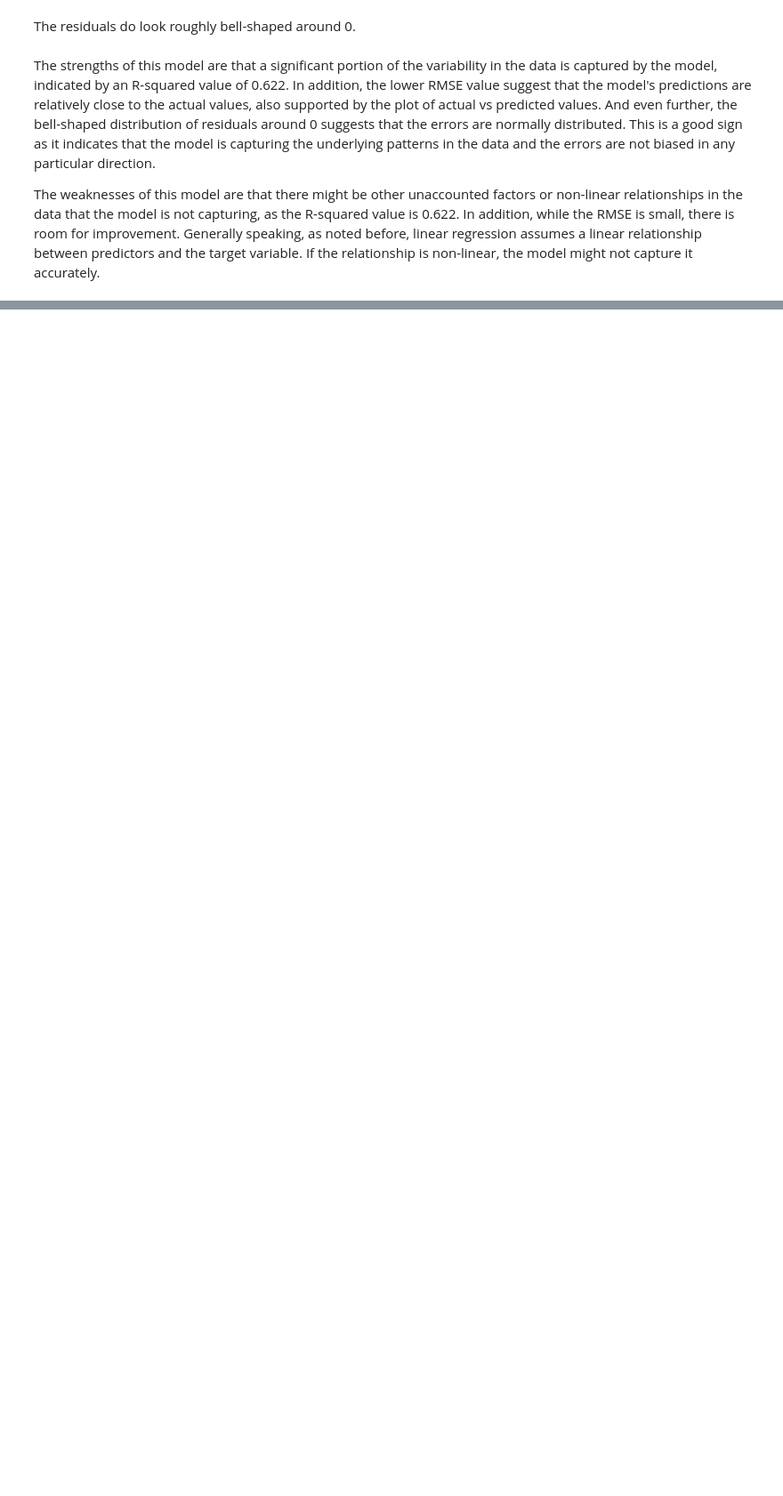
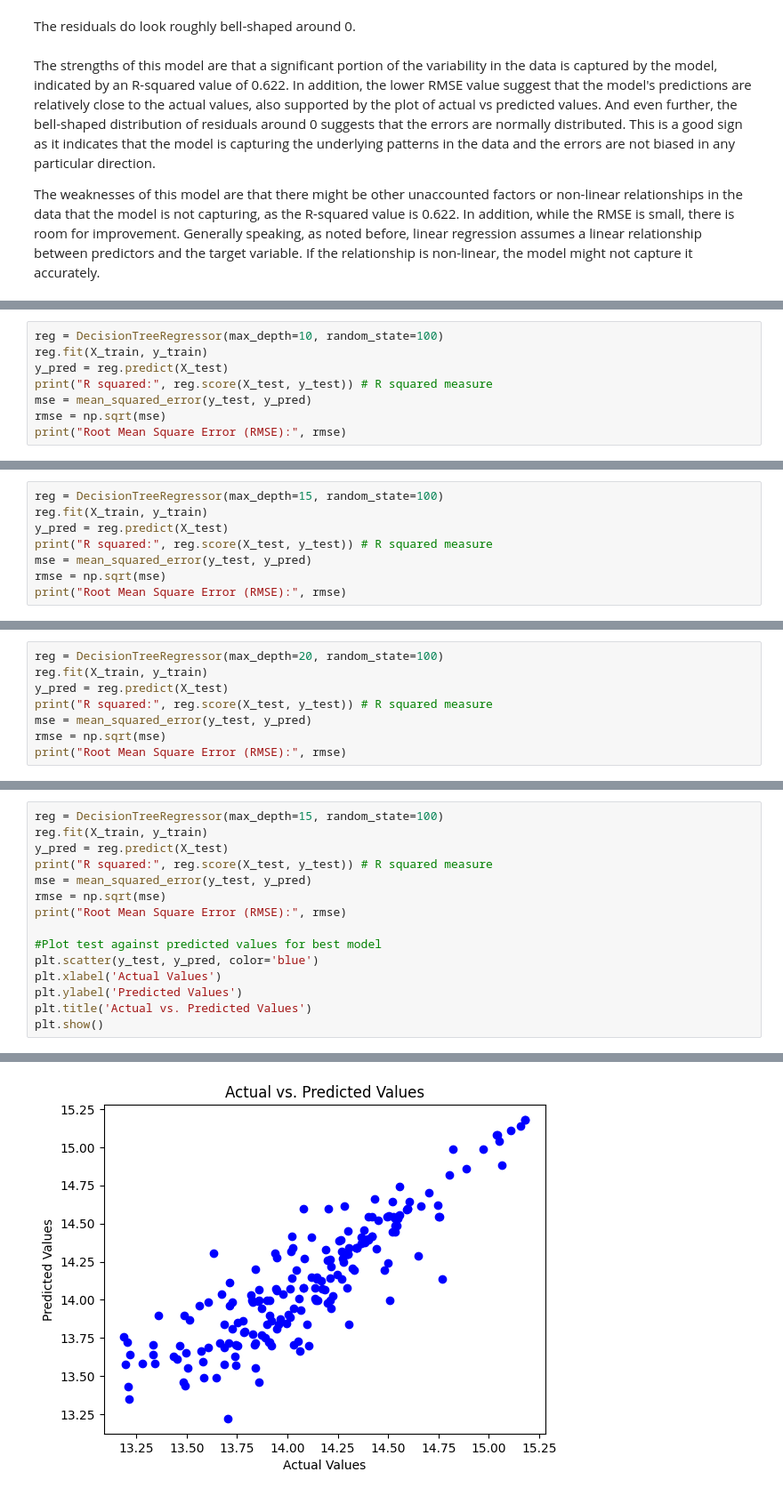
Before and after one commit to Sabrina-Hendricks/assignment4, a Jupyter notebook: assignment4.ipynb, the cells around one changed output, grey strips where cells are left out. Shown at 89% size. Cells and saved outputs as stored; diff of their text form; blank space fills up the shorter version.

```diff
--- a/assignment4.ipynb
+++ b/assignment4.ipynb
@@ -425,0 +462,8 @@ The weaknesses of this model are that there might be other unaccounted factors o
+# %%
+reg = DecisionTreeRegressor(max_depth=10, random_state=100)
+reg.fit(X_train, y_train)
+y_pred = reg.predict(X_test)
+print("R squared:", reg.score(X_test, y_test)) # R squared measure
+mse = mean_squared_error(y_test, y_pred)
+rmse = np.sqrt(mse)
+print("Root Mean Square Error (RMSE):", rmse)
@@ -425,0 +473,8 @@ The weaknesses of this model are that there might be other unaccounted factors o
+# %%
+reg = DecisionTreeRegressor(max_depth=15, random_state=100)
+reg.fit(X_train, y_train)
+y_pred = reg.predict(X_test)
+print("R squared:", reg.score(X_test, y_test)) # R squared measure
+mse = mean_squared_error(y_test, y_pred)
+rmse = np.sqrt(mse)
+print("Root Mean Square Error (RMSE):", rmse)
@@ -425,0 +484,8 @@ The weaknesses of this model are that there might be other unaccounted factors o
+# %%
+reg = DecisionTreeRegressor(max_depth=20, random_state=100)
+reg.fit(X_train, y_train)
+y_pred = reg.predict(X_test)
+print("R squared:", reg.score(X_test, y_test)) # R squared measure
+mse = mean_squared_error(y_test, y_pred)
+rmse = np.sqrt(mse)
+print("Root Mean Square Error (RMSE):", rmse)
@@ -425,0 +499,16 @@ The weaknesses of this model are that there might be other unaccounted factors o
+# %%
+reg = DecisionTreeRegressor(max_depth=15, random_state=100)
+reg.fit(X_train, y_train)
+y_pred = reg.predict(X_test)
+print("R squared:", reg.score(X_test, y_test)) # R squared measure
+mse = mean_squared_error(y_test, y_pred)
+rmse = np.sqrt(mse)
+print("Root Mean Square Error (RMSE):", rmse)
+
+#Plot test against predicted values for best model
+plt.scatter(y_test, y_pred, color='blue')
+plt.xlabel('Actual Values')
+plt.ylabel('Predicted Values')
+plt.title('Actual vs. Predicted Values')
+plt.show()
+# %% [output]
@@ -425,0 +517 @@ The weaknesses of this model are that there might be other unaccounted factors o
+[figure, added]
```
Also changed, not shown: parts of 14 cells of this notebook.
